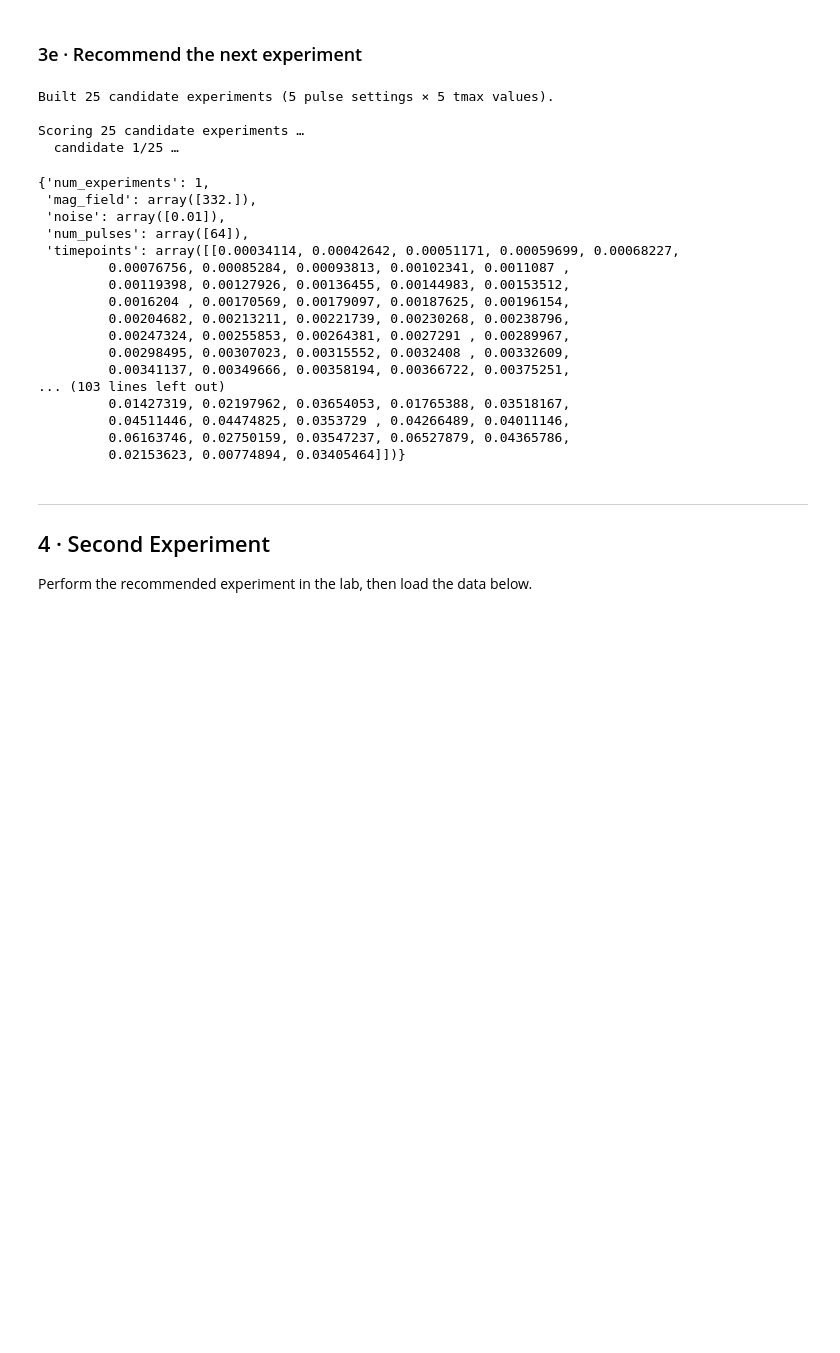
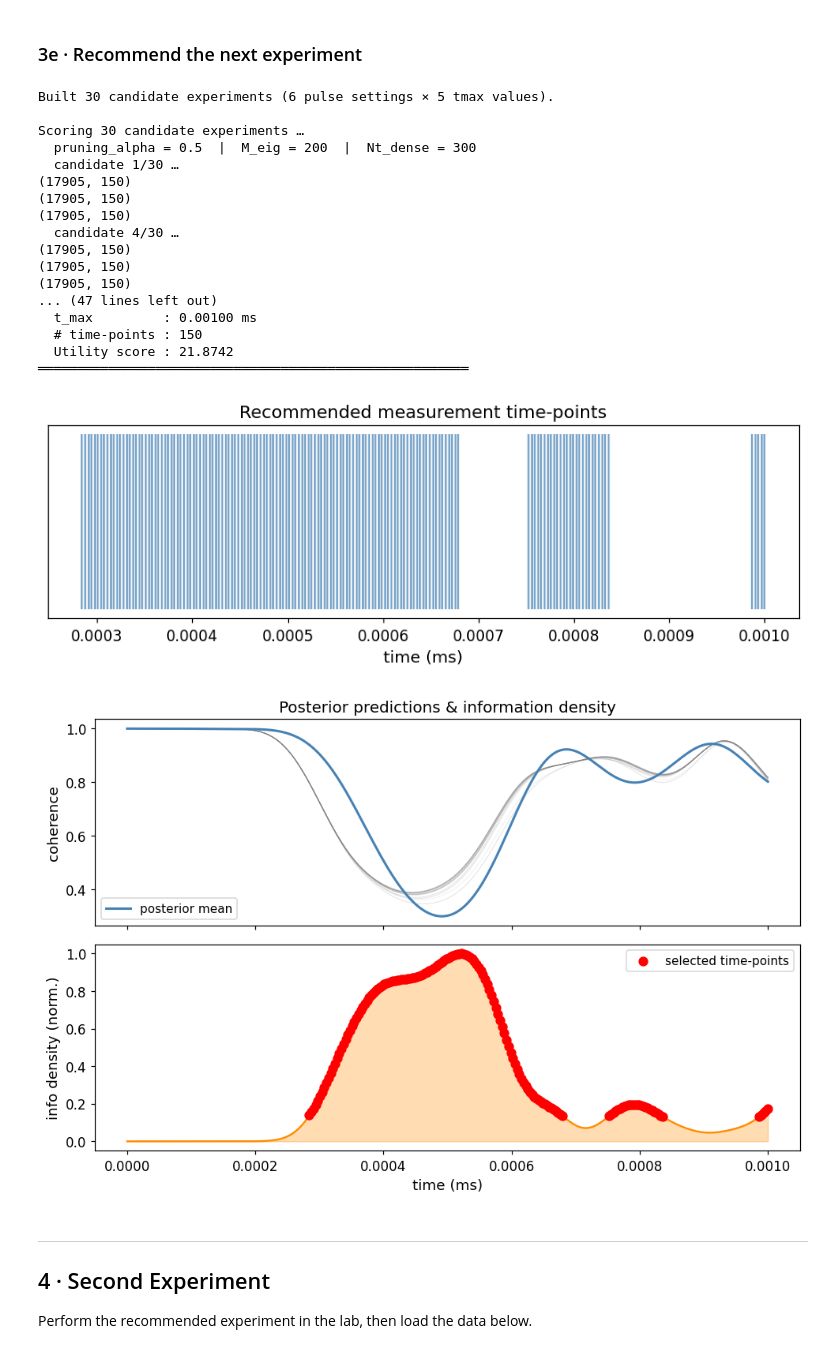
Before and after one commit to pabigail/nuclear-spin-recovery, a Jupyter notebook: spin_bath_inference_workflow.ipynb, the cells around one changed output. Saved outputs shown, nothing was run; the diff lists cells and outputs as text; code cells hidden in the pictures; blank space fills up the shorter version.

```diff
--- a/spin_bath_inference_workflow.ipynb
+++ b/spin_bath_inference_workflow.ipynb
@@ -235,30 +240,25 @@ State loaded ← spin_bath_XY4_exp1_posterior_1.pkl  (iteration 5)
 # %%
 candidates = build_candidate_experiments(config)
 recommendation_1 = suggest_next_experiment(state, config, candidates)
 display_recommendation(recommendation_1)
-plot_information_diagnostic(state, recommendation_1, config, is_simulation=False)
+plot_information_diagnostic(state, recommendation_1, config)
 # %% [output]
-Built 25 candidate experiments (5 pulse settings × 5 tmax values).
+Built 30 candidate experiments (6 pulse settings × 5 tmax values).
 
-Scoring 25 candidate experiments …
-  candidate 1/25 …
+Scoring 30 candidate experiments …
+  pruning_alpha = 0.5  |  M_eig = 200  |  Nt_dense = 300
+  candidate 1/30 …
+(17905, 150)
+(17905, 150)
+(17905, 150)
+  candidate 4/30 …
+(17905, 150)
+(17905, 150)
+(17905, 150)
+... (47 lines left out)
+  t_max         : 0.00100 ms
+  # time-points : 150
+  Utility score : 21.8742
+═══════════════════════════════════════════════════════
+[figure, added]
+[figure, added]
-# %%
-recommendation_1['optimized_exp']
-# %% [output]
-{'num_experiments': 1,
- 'mag_field': array([332.]),
- 'noise': array([0.01]),
- 'num_pulses': array([64]),
- 'timepoints': array([[0.00034114, 0.00042642, 0.00051171, 0.00059699, 0.00068227,
-         0.00076756, 0.00085284, 0.00093813, 0.00102341, 0.0011087 ,
-         0.00119398, 0.00127926, 0.00136455, 0.00144983, 0.00153512,
-         0.0016204 , 0.00170569, 0.00179097, 0.00187625, 0.00196154,
-         0.00204682, 0.00213211, 0.00221739, 0.00230268, 0.00238796,
-         0.00247324, 0.00255853, 0.00264381, 0.0027291 , 0.00289967,
-         0.00298495, 0.00307023, 0.00315552, 0.0032408 , 0.00332609,
-         0.00341137, 0.00349666, 0.00358194, 0.00366722, 0.00375251,
-... (103 lines left out)
-         0.01427319, 0.02197962, 0.03654053, 0.01765388, 0.03518167,
-         0.04511446, 0.04474825, 0.0353729 , 0.04266489, 0.04011146,
-         0.06163746, 0.02750159, 0.03547237, 0.06527879, 0.04365786,
-         0.02153623, 0.00774894, 0.03405464]])}
```
Also changed, not shown: parts of 18 cells of this notebook, 2 other files.
